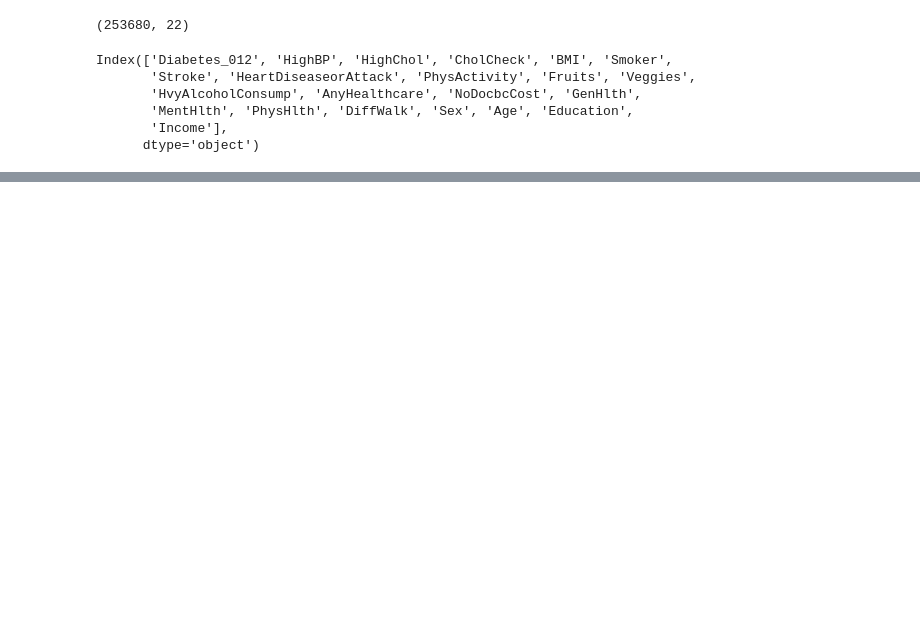
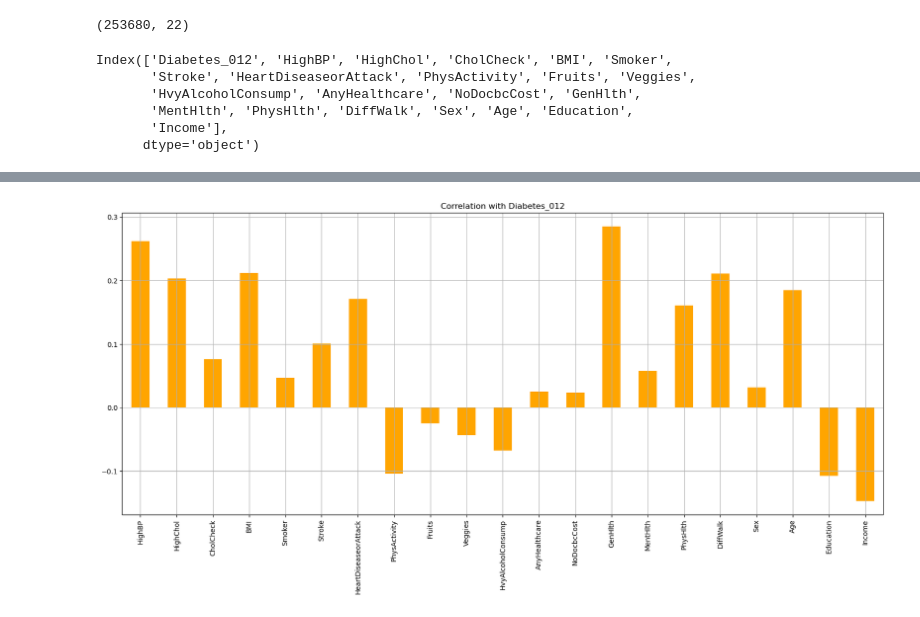
Before and after one commit to King-georges/Diabetes-Prediction-Project, a Jupyter notebook: Project_notebook.ipynb, the cells around one changed output, grey strips where cells are left out. Cells and saved outputs as stored; diff of their text form; code cells hidden in the pictures; blank space fills up the shorter version.

```diff
--- a/Project_notebook.ipynb
+++ b/Project_notebook.ipynb
@@ -317,0 +291,5 @@ Name: Diabetes_binary, dtype: float64
+# %%
+df1.drop('Diabetes_012', axis=1).corrwith(df1.Diabetes_012).plot(kind='bar', grid=True, figsize=(20, 8)
+, title="Correlation with Diabetes_012",color="Orange");
+# %% [output]
+[figure, added]
```
Also changed, not shown: parts of 63 cells of this notebook.
